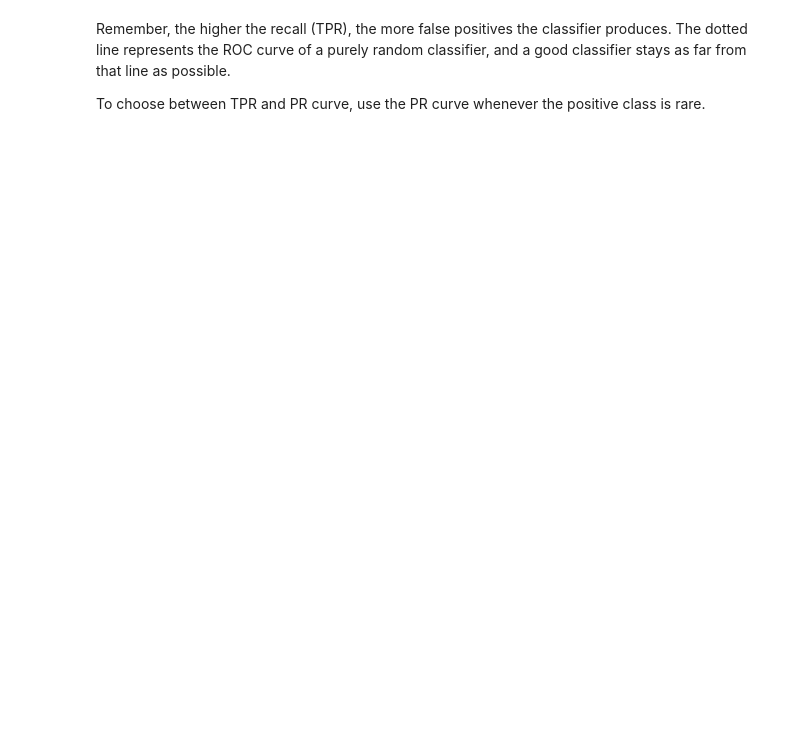
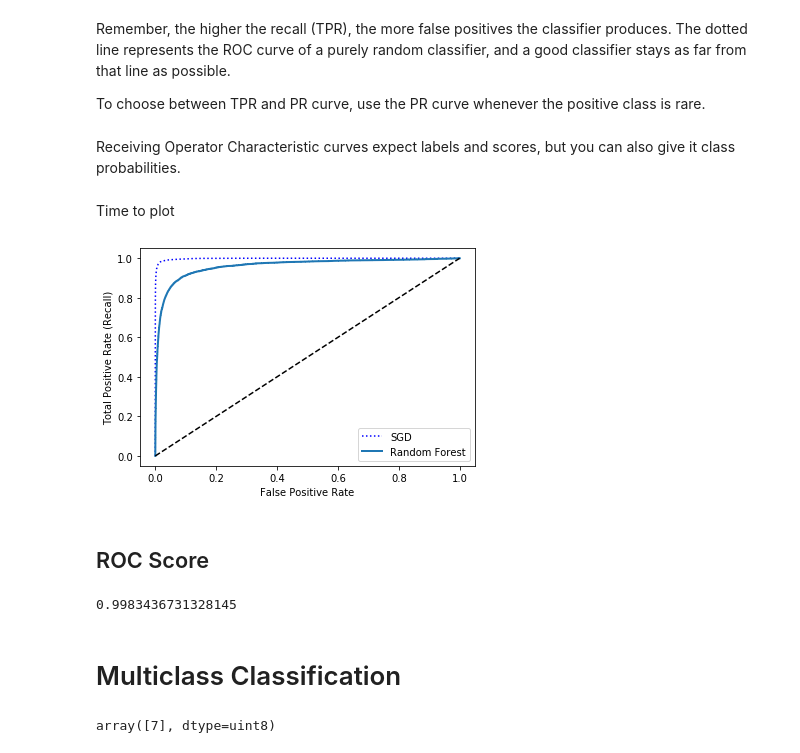
Before and after one commit to dnmorris7/O-Reilly_Handwriting_Analysis, a Jupyter notebook: O'Reilly_Handwriting_Analysis.ipynb, the cells around one changed output. Saved outputs shown, nothing was run; the diff lists cells and outputs as text; code cells hidden in the pictures; blank space fills up the shorter version.

Commit message:
Fifth Commit - ROC and Multiclassification Iterations

```diff
--- a/O'Reilly_Handwriting_Analysis.ipynb
+++ b/O'Reilly_Handwriting_Analysis.ipynb
@@ -369,0 +368,33 @@ from sklearn.ensemble import RandomForestClassifier
+# %%
+from sklearn.ensemble import RandomForestClassifier
+forest_clf=RandomForestClassifier(random_state=42)
+y_probas_forest=cross_val_predict(forest_clf, X_train, y_train_5, cv=3, method="predict_proba")
+# %% [markdown]
+Receiving Operator Characteristic curves expect labels and scores, but you can also give it class probabilities.
+# %%
+y_scores_forest= y_probas_forest[:, 1] #score = probability of positive class
+fpr_forest, tpr_forest, thresholds_fores = roc_curve(y_train_5, y_scores_forest)
+# %% [markdown]
+Time to plot
+# %%
+plt.plot(fpr_forest, tpr_forest, "b:", label="SGD")
+plot_roc_curve(fpr, tpr, "Random Forest")
+plt.legend(loc="lower right")
+plt.show()
+# %% [output]
+[figure, added]
+# %% [markdown]
+## ROC Score
+# %%
+roc_auc_score(y_train_5, y_scores_forest)
+# %% [output]
+0.9983436731328145
+# %% [markdown]
+# Multiclass Classification
+# %%
+from sklearn.svm import SVC
+svm_clf = SVC()
+svm_clf.fit(X_train, y_train)
+svm_clf.predict([some_digit])
+# %% [output]
+array([7], dtype=uint8)
```
Also changed, not shown: parts of 7 cells of this notebook.
